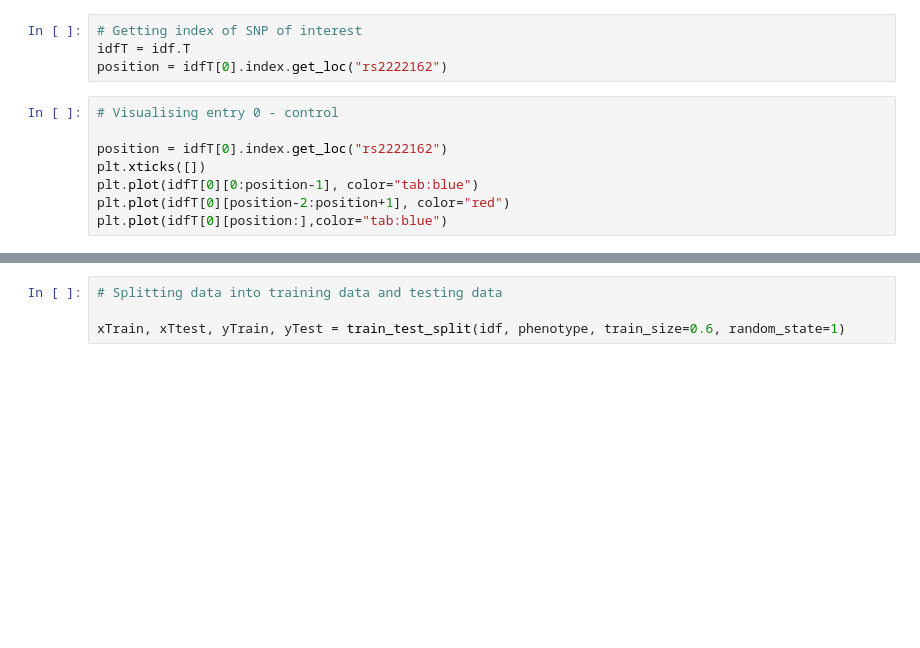
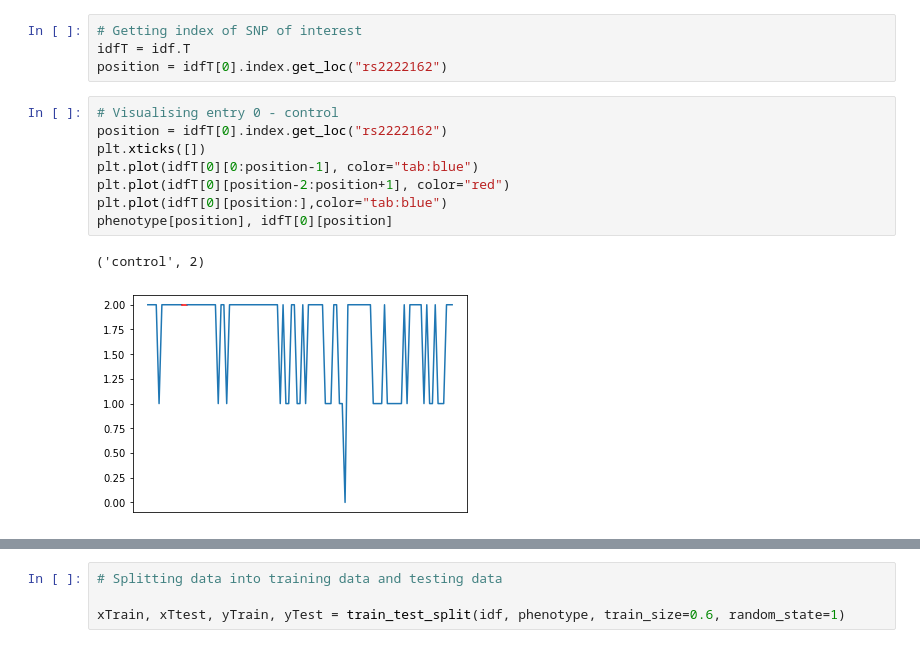
Before and after one commit to EannaCurran/FYP-Time-Series-Classification-For-GWAS-Data, a Jupyter notebook: FPY_SimpleSNP.ipynb, the cells around one changed output, grey strips where cells are left out. Drawn from its saved outputs; the diff is of its cells as text; blank space fills up the shorter version.

```diff
--- a/FPY_SimpleSNP.ipynb
+++ b/FPY_SimpleSNP.ipynb
@@ -117,12 +131,15 @@ idfT = idf.T
 position = idfT[0].index.get_loc("rs2222162")
 # %%
 # Visualising entry 0 - control
-
 position = idfT[0].index.get_loc("rs2222162")
 plt.xticks([])
 plt.plot(idfT[0][0:position-1], color="tab:blue")
 plt.plot(idfT[0][position-2:position+1], color="red")
 plt.plot(idfT[0][position:],color="tab:blue")
+phenotype[position], idfT[0][position]
+# %% [output]
+('control', 2)
+[figure, added]
 # %%
 # Visualising entry 1 - control
 
```
Also changed, not shown: parts of 19 cells of this notebook.
